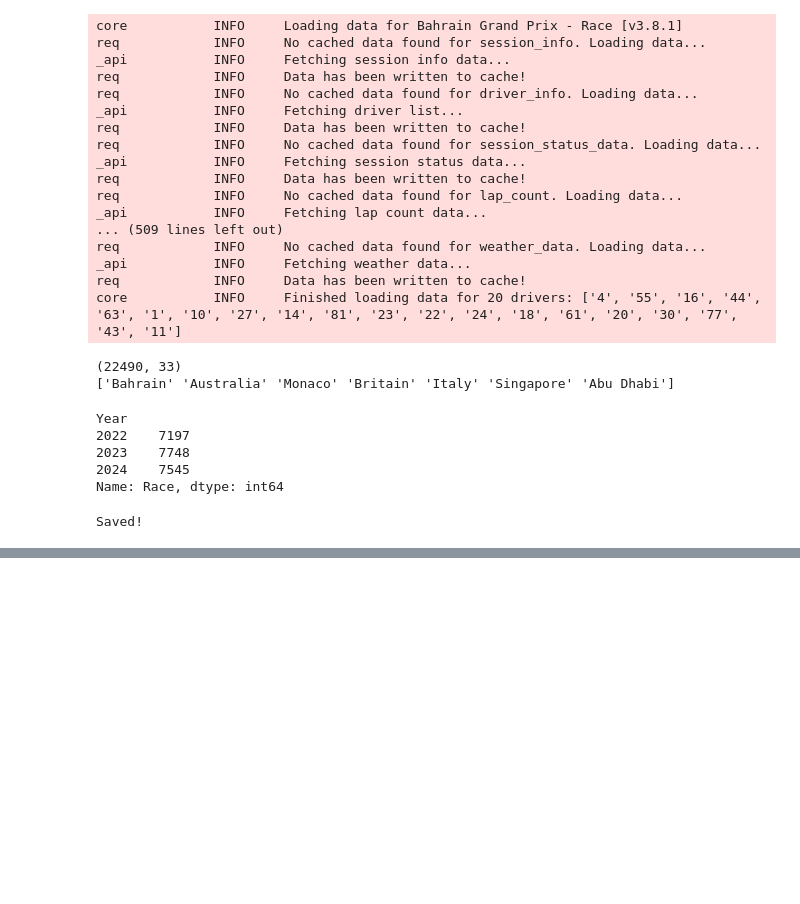
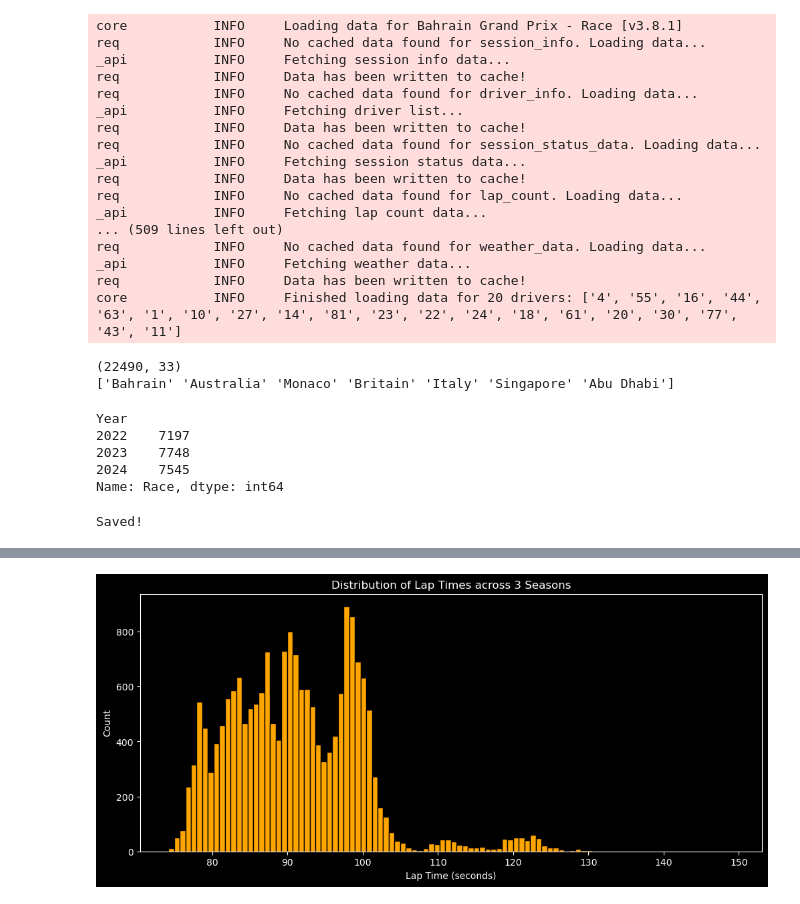
Before and after one commit to MukundTyagi30/Formula1, a Jupyter notebook: notebooks/03_model.ipynb, the cells around one changed output, grey strips where cells are left out. Cells and saved outputs as stored; diff of their text form; code cells hidden in the pictures; blank space fills up the shorter version.

```diff
--- a/notebooks/03_model.ipynb
+++ b/notebooks/03_model.ipynb
@@ -70,3 +70,7 @@ all_laps_df.to_csv('/Users/mukundtyagi/Desktop/Formula1/data/raw_laps.csv', inde
 print("Saved!")
 # %% [output]
 Saved!
+# %%
+df = pd.read_csv('/Users/mukundtyagi/Desktop/Formula1/data/raw_laps.csv')
+print(df.shape)
+print(df.columns.tolist())
@@ -72,0 +100,22 @@ Saved!
+# %%
+# Drop columns that are either all null, leakage risks, or irrelevant to strategy
+cols_to_drop = [
+    'Deleted', 'DeletedReason', 'LapStartDate',  # all null, useless
+    'IsPersonalBest', 'FastF1Generated',           # not relevant to lap time prediction
+    'PitOutTime', 'PitInTime',                     # mostly null, not a model feature
+    'Sector1SessionTime', 'Sector2SessionTime',    # cumulative session time, not useful
+    'Sector3SessionTime',
+    'Time', 'LapStartTime',                        # raw timestamps, not useful as features
+    'DriverNumber',                                # Driver name already captures this
+    'TrackStatus'                                  # too granular, not consistent across seasons
+]
+
+df = df.drop(columns=cols_to_drop)
+
+# Keep only laps fastf1 marked as accurate - removes formation laps, SC laps etc
+df = df[df['IsAccurate'] == True]
+
+# Drop rows where our key features or target variable are missing
+df = df.dropna(subset=['LapTime', 'Compound', 'TyreLife', 'SpeedFL', 'SpeedI1', 'SpeedI2', 'SpeedST'])
+
+print(df.shape)
@@ -72,0 +124,4 @@ Saved!
+# %%
+df['LapTime'] = pd.to_timedelta(df['LapTime'])
+df['LapTimeSeconds'] = df['LapTime'].dt.total_seconds()
+print(df['LapTimeSeconds'].describe())
@@ -72,0 +138,10 @@ Saved!
+# %%
+plt.style.use('dark_background')
+fig, ax = plt.subplots(figsize=(12, 5))
+ax.hist(df['LapTimeSeconds'], bins=100, color='orange', edgecolor='black')
+ax.set_xlabel('Lap Time (seconds)')
+ax.set_ylabel('Count')
+ax.set_title('Distribution of Lap Times across 3 Seasons')
+plt.show()
+# %% [output]
+[figure, added]
```
Also changed, not shown: parts of 41 cells of this notebook.
